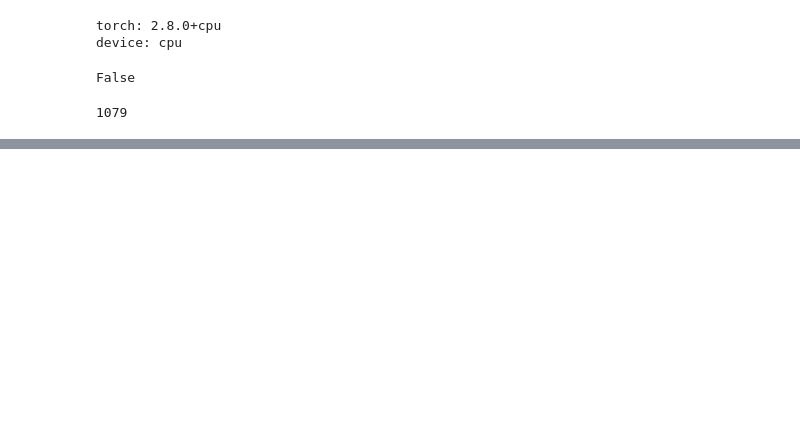
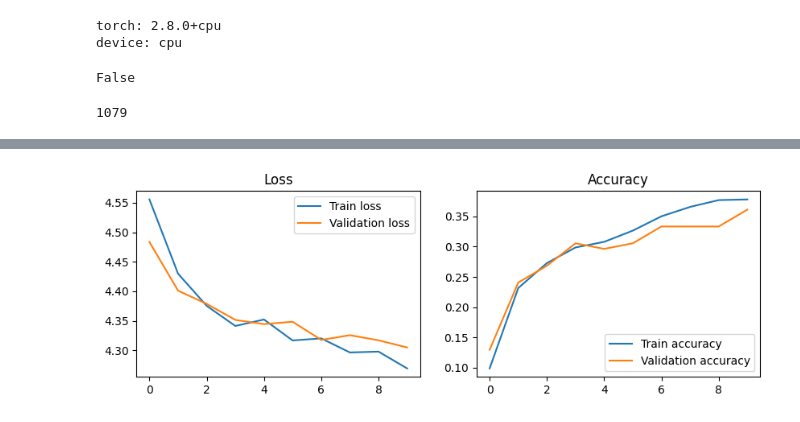
Before and after one commit to tcle103/cse144-final, a Jupyter notebook: final.ipynb, the cells around one changed output, grey strips where cells are left out. Drawn from its saved outputs; the diff is of its cells as text; code cells hidden in the pictures; blank space fills up the shorter version.

```diff
--- a/final.ipynb
+++ b/final.ipynb
@@ -329,0 +330,18 @@ Training...
+# %%
+classifier_ckpt_path = "./out/best_classifierhead_only.pt"
+classifier_ckpt = torch.load(classifier_ckpt_path)
+model.load_state_dict(classifier_ckpt["model_state_dict"])
+class_loss = []
+class_acc = []
+
+num_avg = 5
+
+for i in range(num_avg):
+    print(f"Evaluating x{i + 1}...")
+    l, a = evaluate(model, val_loader)
+    class_loss.append(l)
+    class_acc.append(a)
+    print(f"Loss: {l:.4f} Accuracy: {(a*100):.2f}%")
+
+print(f"Classifier-only best loss: {min(class_loss):.4f} | Classifier-only best acc: {(max(class_acc)*100):.2f}%")
+print(f"Classifier-only avg loss: {(sum(class_loss) / num_avg):.4f} | Classifier-only avg acc: {(sum(class_acc) * 100 / num_avg):.2f}%")
@@ -329,0 +361,27 @@ Training...
+# %%
+history = classifier_ckpt["history"]
+
+# Q3.4: Plot curves
+# ========== YOUR CODE STARTS HERE ==========
+# TODO:
+# - Create two plots: one for loss (train vs val), one for accuracy (train vs val)
+# - Use the history dictionary to get the values
+# - Add labels, legends, and display the plots
+
+plt.figure(figsize=(10, 3))
+plt.subplot(1, 2, 1)
+plt.plot(history["train_loss"], label="Train loss")
+plt.plot(history["val_loss"], label="Validation loss")
+plt.title("Loss")
+plt.legend()
+
+plt.subplot(1, 2, 2)
+plt.plot(history["train_acc"], label="Train accuracy")
+plt.plot(history["val_acc"], label="Validation accuracy")
+plt.title("Accuracy")
+plt.legend()
+
+plt.show()
+# ========== YOUR CODE ENDS HERE ============
+# %% [output]
+[figure, added]
```
Also changed, not shown: parts of 8 cells of this notebook, 6 other files.
